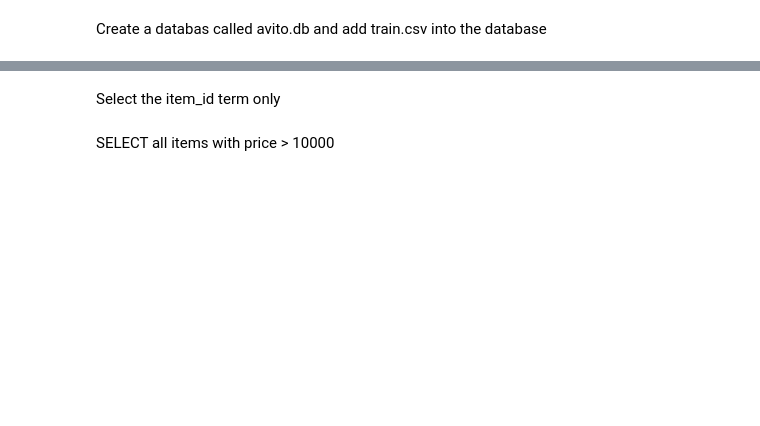
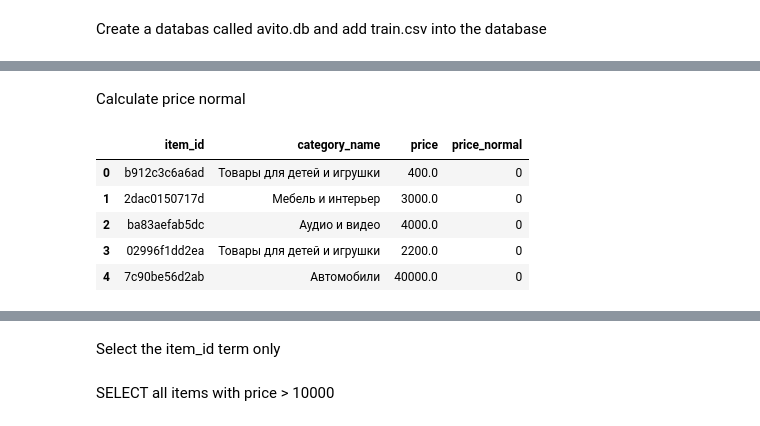
Before and after one commit to albalu/gdso-avito, a Jupyter notebook: load_files.ipynb, the cells around one changed output, grey strips where cells are left out. Drawn from its saved outputs; the diff is of its cells as text; code cells hidden in the pictures; blank space fills up the shorter version.

```diff
--- a/load_files.ipynb
+++ b/load_files.ipynb
@@ -18,0 +76,15 @@ df = pd.read_sql('SELECT * FROM train', avito)
+# %% [markdown]
+Calculate price normal
+# %%
+train = pd.read_csv('data/train.csv', usecols=used_cols)
+#train = pd.read_csv('data/train.csv', usecols=used_cols).dropna()
+train['category_name'].nunique()
+train['price_normal'] = 0
+train.head()
+# %% [output]
+|  | item_id | category_name | price | price_normal |
+| 0 | b912c3c6a6ad | Товары для детей и игрушки | 400.0 | 0 |
+| 1 | 2dac0150717d | Мебель и интерьер | 3000.0 | 0 |
+| 2 | ba83aefab5dc | Аудио и видео | 4000.0 | 0 |
+| 3 | 02996f1dd2ea | Товары для детей и игрушки | 2200.0 | 0 |
+| 4 | 7c90be56d2ab | Автомобили | 40000.0 | 0 |
```
Also changed, not shown: parts of 16 cells of this notebook.
